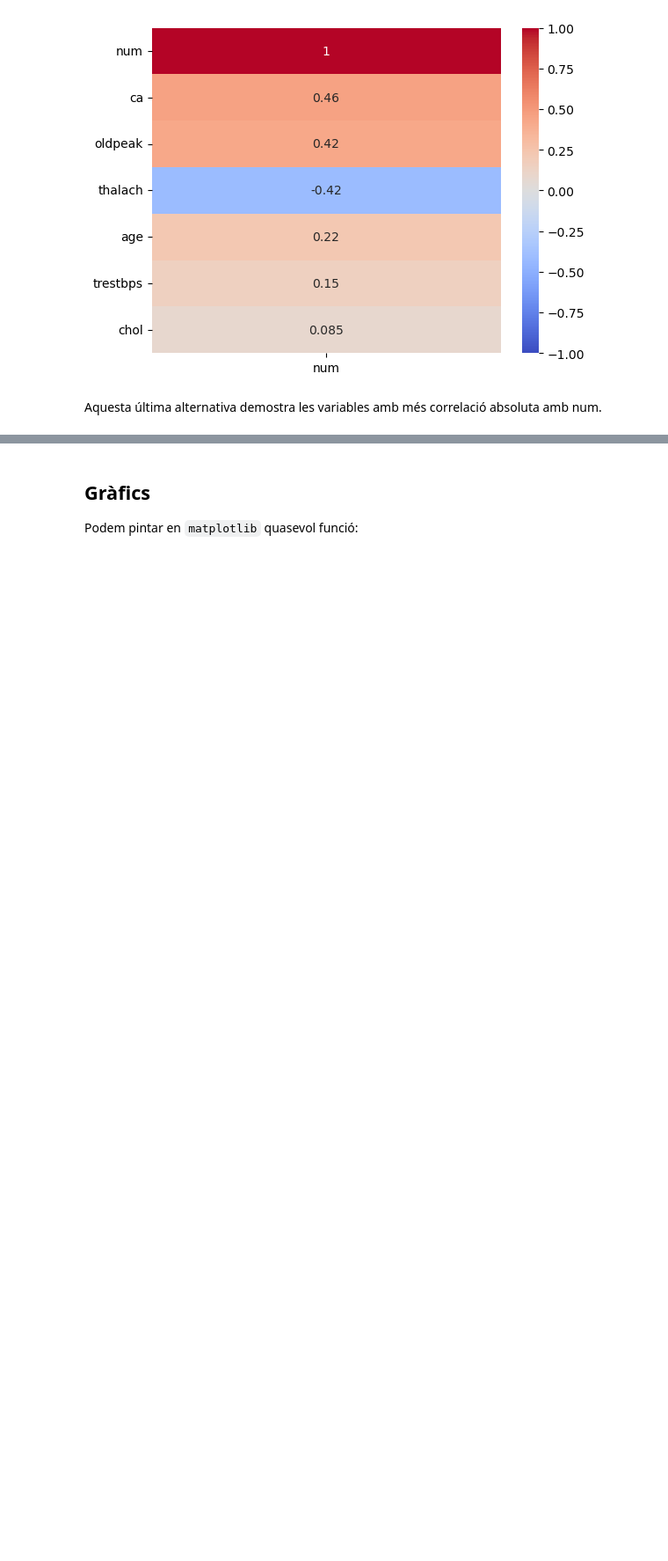
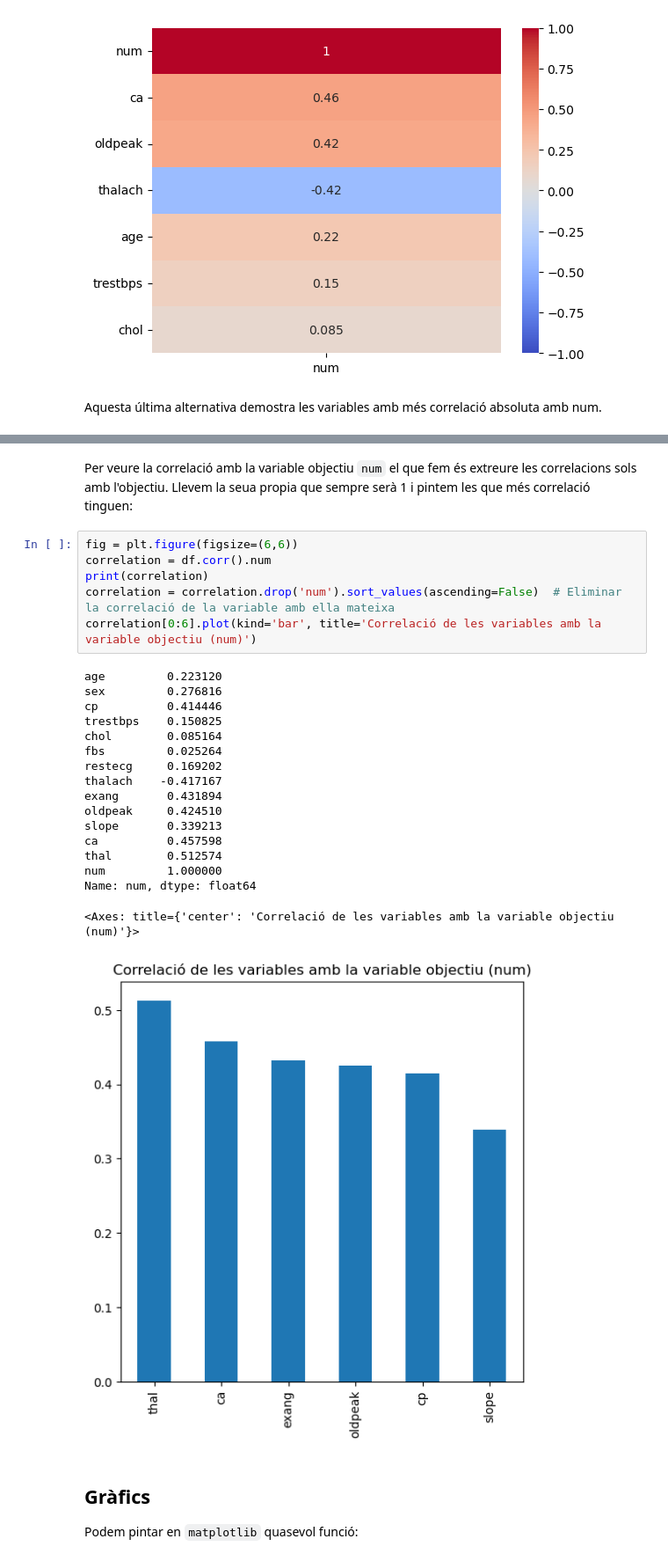
Before and after one commit to xxjcaxx/Disseny-i-avaluacio-de-models, a Jupyter notebook: apunts/documents/intro/Machine learning python.ipynb, the cells around one changed output, grey strips where cells are left out. Shown at 88% size. Drawn from its saved outputs; the diff is of its cells as text; blank space fills up the shorter version.

```diff
--- a/apunts/documents/intro/Machine learning python.ipynb
+++ b/apunts/documents/intro/Machine learning python.ipynb
@@ -739,3 +777,29 @@ Aquesta última alternativa demostra les variables amb més correlació absoluta
+# %% [markdown]
+Per veure la correlació amb la variable objectiu `num` el que fem és extreure les correlacions sols amb l'objectiu. Llevem la seua propia que sempre serà 1 i pintem les que més correlació tinguen:
+# %%
+fig = plt.figure(figsize=(6,6))
+correlation = df.corr().num
+print(correlation)
+correlation = correlation.drop('num').sort_values(ascending=False)  # Eliminar la correlació de la variable amb ella mateixa
+correlation[0:6].plot(kind='bar', title='Correlació de les variables amb la variable objectiu (num)')
+# %% [output]
+age         0.223120
+sex         0.276816
+cp          0.414446
+trestbps    0.150825
+chol        0.085164
+fbs         0.025264
+restecg     0.169202
+thalach    -0.417167
+exang       0.431894
+oldpeak     0.424510
+slope       0.339213
+ca          0.457598
+thal        0.512574
+num         1.000000
+Name: num, dtype: float64
+<Axes: title={'center': 'Correlació de les variables amb la variable objectiu (num)'}>
+[figure, added]
 # %% [markdown]
 ## Gràfics
 
```
Also changed, not shown: parts of 5 cells of this notebook, 1 other file.
